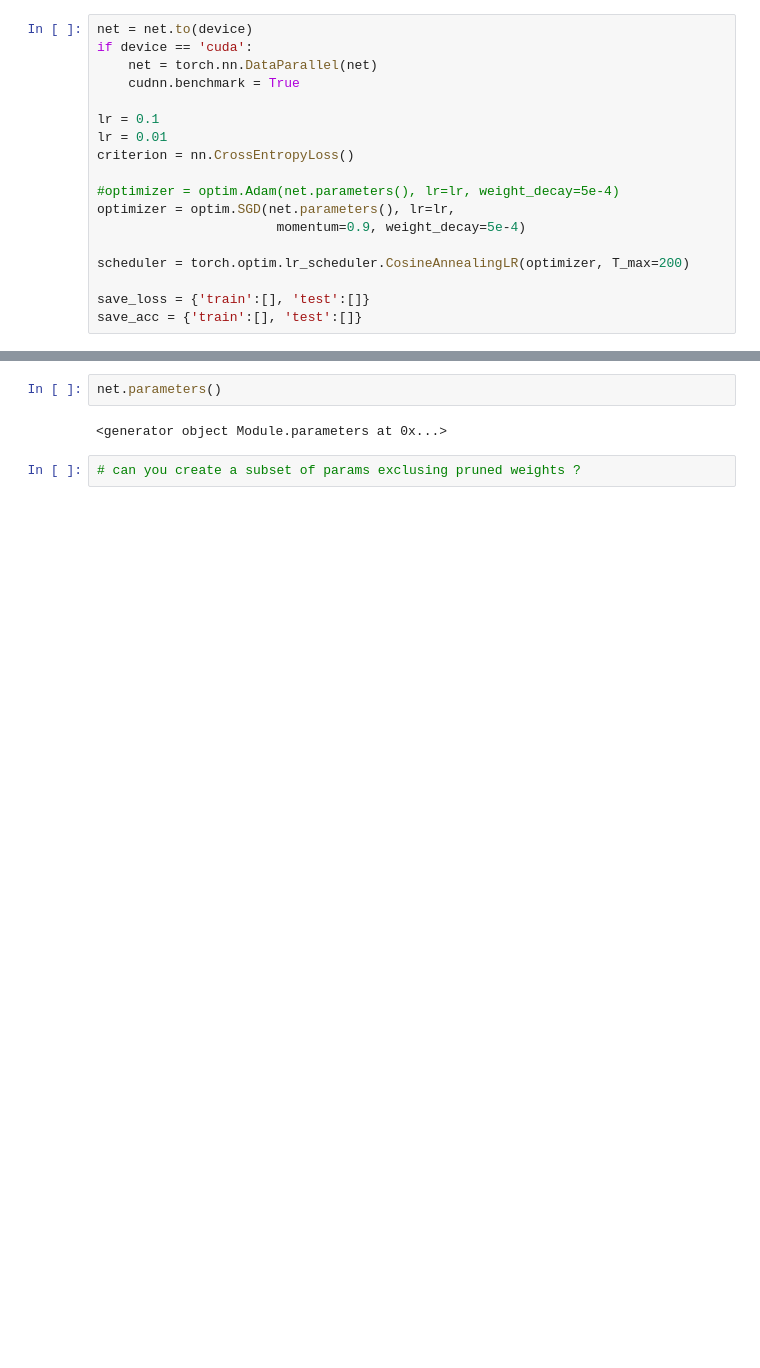
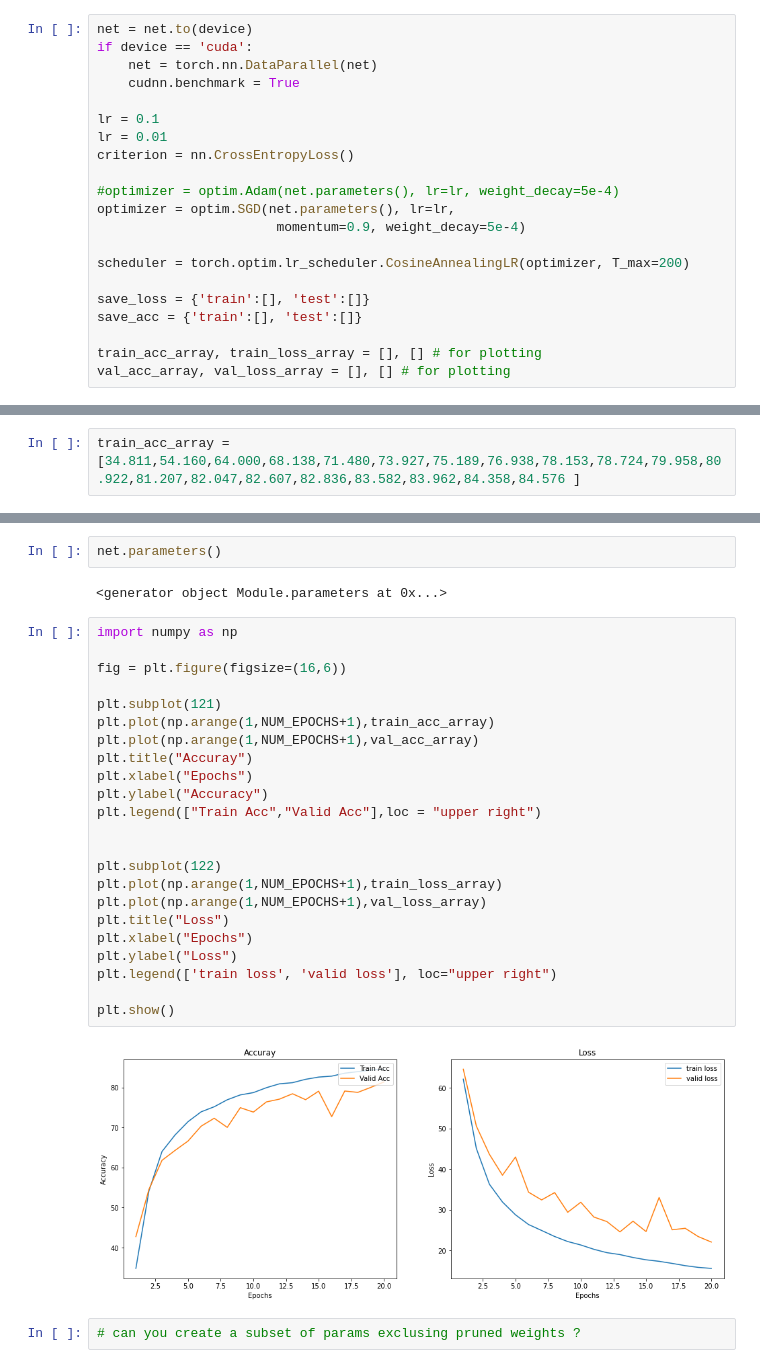
Before and after one commit to jychen630/dl-fall22-mini-project, a Jupyter notebook: Dennis_Mini_project.ipynb, the cells around one changed output, grey strips where cells are left out. Cells and saved outputs as stored; diff of their text form; blank space fills up the shorter version.

```diff
--- a/Dennis_Mini_project.ipynb
+++ b/Dennis_Mini_project.ipynb
@@ -552,6 +559,9 @@ scheduler = torch.optim.lr_scheduler.CosineAnnealingLR(optimizer, T_max=200)
 
 save_loss = {'train':[], 'test':[]}
 save_acc = {'train':[], 'test':[]}
+
+train_acc_array, train_loss_array = [], [] # for plotting
+val_acc_array, val_loss_array = [], [] # for plotting
 # %%
 # Training
 def train(epoch):
@@ -647,3 +695,5 @@ Epoch: 19
+# %%
+train_acc_array = [34.811,54.160,64.000,68.138,71.480,73.927,75.189,76.938,78.153,78.724,79.958,80.922,81.207,82.047,82.607,82.836,83.582,83.962,84.358,84.576 ]
 # %%
 print_params(net)
 # %% [output]
@@ -652,5 +702,30 @@ Number of parameters  4.5 million
 net.parameters()
 # %% [output]
 <generator object Module.parameters at 0x...>
+# %%
+import numpy as np
+
+fig = plt.figure(figsize=(16,6))
+
+plt.subplot(121)
+plt.plot(np.arange(1,NUM_EPOCHS+1),train_acc_array)
+plt.plot(np.arange(1,NUM_EPOCHS+1),val_acc_array)
+plt.title("Accuray")
+plt.xlabel("Epochs")
+plt.ylabel("Accuracy")
+plt.legend(["Train Acc","Valid Acc"],loc = "upper right")
+
+
+plt.subplot(122)
+plt.plot(np.arange(1,NUM_EPOCHS+1),train_loss_array)
+plt.plot(np.arange(1,NUM_EPOCHS+1),val_loss_array)
+plt.title("Loss")
+plt.xlabel("Epochs")
+plt.ylabel("Loss")
+plt.legend(['train loss', 'valid loss'], loc="upper right")
+
+plt.show()
+# %% [output]
+[figure, added]
 # %%
 # can you create a subset of params exclusing pruned weights ?
```
Also changed, not shown: parts of 9 cells of this notebook.
